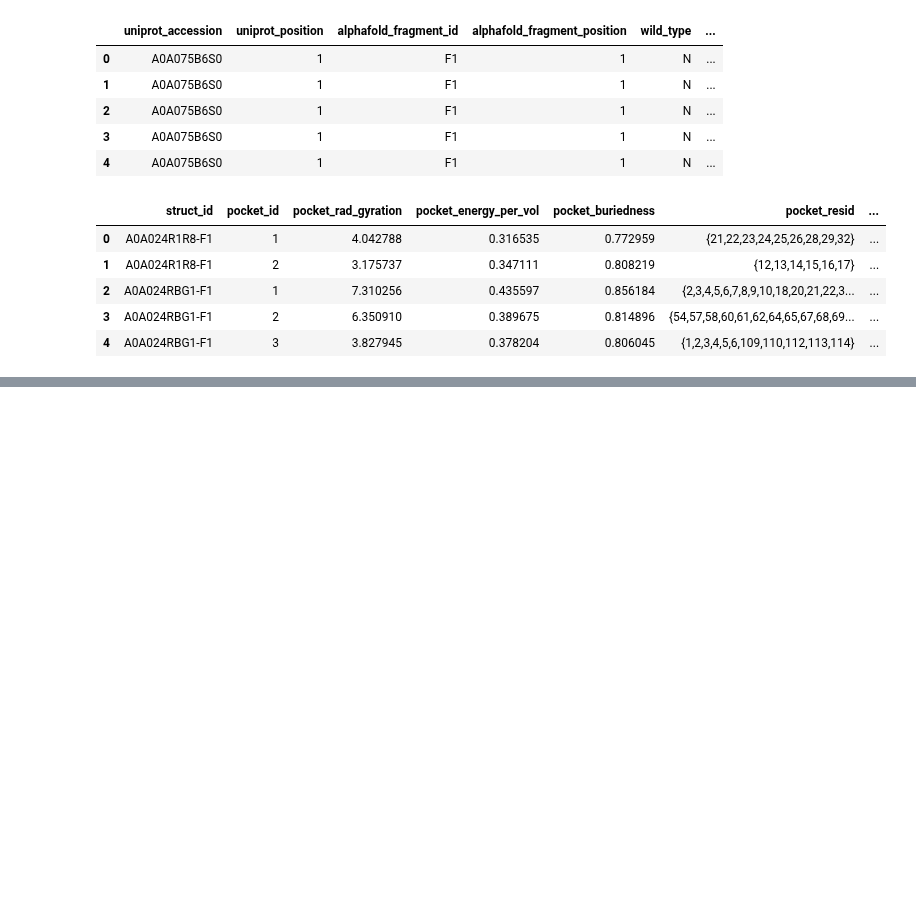
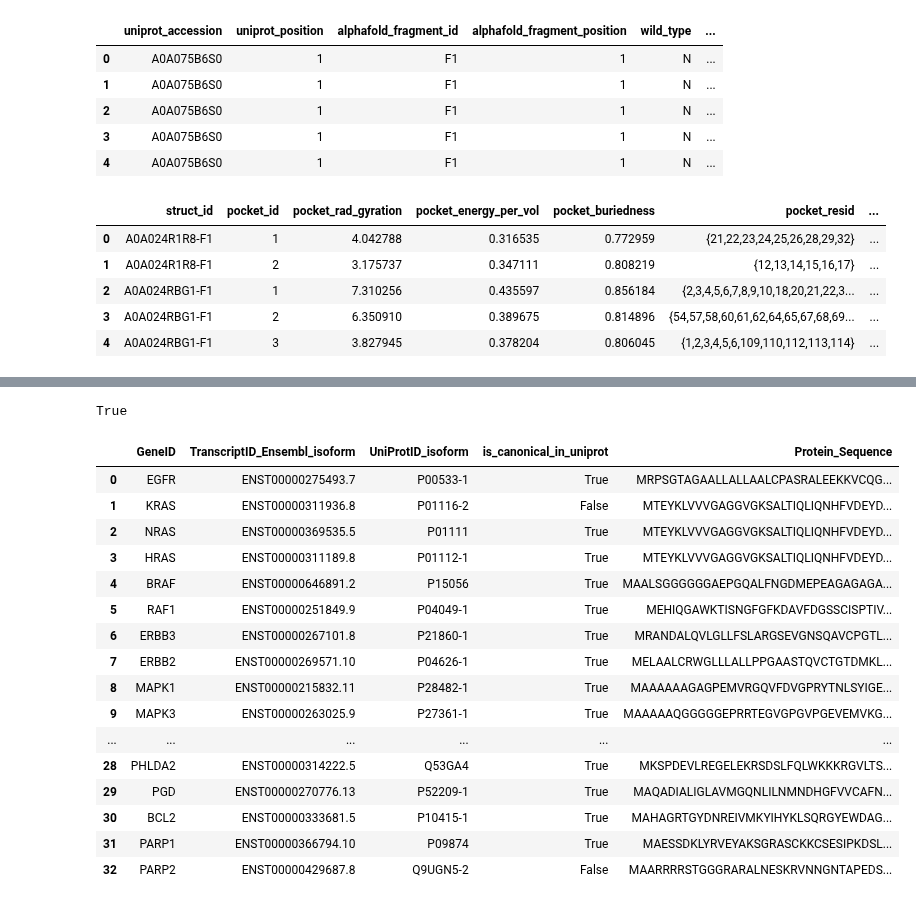
Before and after one commit to QuantitativeBiology/BECancerResistome, a Jupyter notebook: BECancerResistome/Guides_annotation/ProtVar_annotation.ipynb, the cells around one changed output, grey strips where cells are left out. Cells and saved outputs as stored; diff of their text form; code cells hidden in the pictures; blank space fills up the shorter version.

```diff
--- a/BECancerResistome/Guides_annotation/ProtVar_annotation.ipynb
+++ b/BECancerResistome/Guides_annotation/ProtVar_annotation.ipynb
@@ -78,0 +127,9 @@ transcript_to_uniprot_df.head()
+# %%
+ensembl_sequence == uniprot_sequence
+# %% [output]
+True
+# %%
+transcript_mapping= pd.read_csv("data/transcriptID_mapping.csv")
+# %%
+#drop columns unnamed 5 and unnamed 6
+transcript_mapping = transcript_mapping.drop(columns=['Unnamed: 5', 'Unnamed: 6'])
@@ -78,0 +138,20 @@ transcript_to_uniprot_df.head()
+# %%
+transcript_mapping
+# %% [output]
+|  | GeneID | TranscriptID_Ensembl_isoform | UniProtID_isoform | is_canonical_in_uniprot | Protein_Sequence |
+| 0 | EGFR | ENST00000275493.7 | P00533-1 | True | MRPSGTAGAALLALLAALCPASRALEEKKVCQG... |
+| 1 | KRAS | ENST00000311936.8 | P01116-2 | False | MTEYKLVVVGAGGVGKSALTIQLIQNHFVDEYD... |
+| 2 | NRAS | ENST00000369535.5 | P01111 | True | MTEYKLVVVGAGGVGKSALTIQLIQNHFVDEYD... |
+| 3 | HRAS | ENST00000311189.8 | P01112-1 | True | MTEYKLVVVGAGGVGKSALTIQLIQNHFVDEYD... |
+| 4 | BRAF | ENST00000646891.2 | P15056 | True | MAALSGGGGGGAEPGQALFNGDMEPEAGAGAGA... |
+| 5 | RAF1 | ENST00000251849.9 | P04049-1 | True | MEHIQGAWKTISNGFGFKDAVFDGSSCISPTIV... |
+| 6 | ERBB3 | ENST00000267101.8 | P21860-1 | True | MRANDALQVLGLLFSLARGSEVGNSQAVCPGTL... |
+| 7 | ERBB2 | ENST00000269571.10 | P04626-1 | True | MELAALCRWGLLLALLPPGAASTQVCTGTDMKL... |
+| 8 | MAPK1 | ENST00000215832.11 | P28482-1 | True | MAAAAAAGAGPEMVRGQVFDVGPRYTNLSYIGE... |
+| 9 | MAPK3 | ENST00000263025.9 | P27361-1 | True | MAAAAAQGGGGGEPRRTEGVGPGVPGEVEMVKG... |
+| ... | ... | ... | ... | ... | ... |
+| 28 | PHLDA2 | ENST00000314222.5 | Q53GA4 | True | MKSPDEVLREGELEKRSDSLFQLWKKKRGVLTS... |
+| 29 | PGD | ENST00000270776.13 | P52209-1 | True | MAQADIALIGLAVMGQNLILNMNDHGFVVCAFN... |
+| 30 | BCL2 | ENST00000333681.5 | P10415-1 | True | MAHAGRTGYDNREIVMKYIHYKLSQRGYEWDAG... |
+| 31 | PARP1 | ENST00000366794.10 | P09874 | True | MAESSDKLYRVEYAKSGRASCKKCSESIPKDSL... |
+| 32 | PARP2 | ENST00000429687.8 | Q9UGN5-2 | False | MAARRRRSTGGGRARALNESKRVNNGNTAPEDS... |
```
Also changed, not shown: parts of 7 cells of this notebook, 1 other file.
